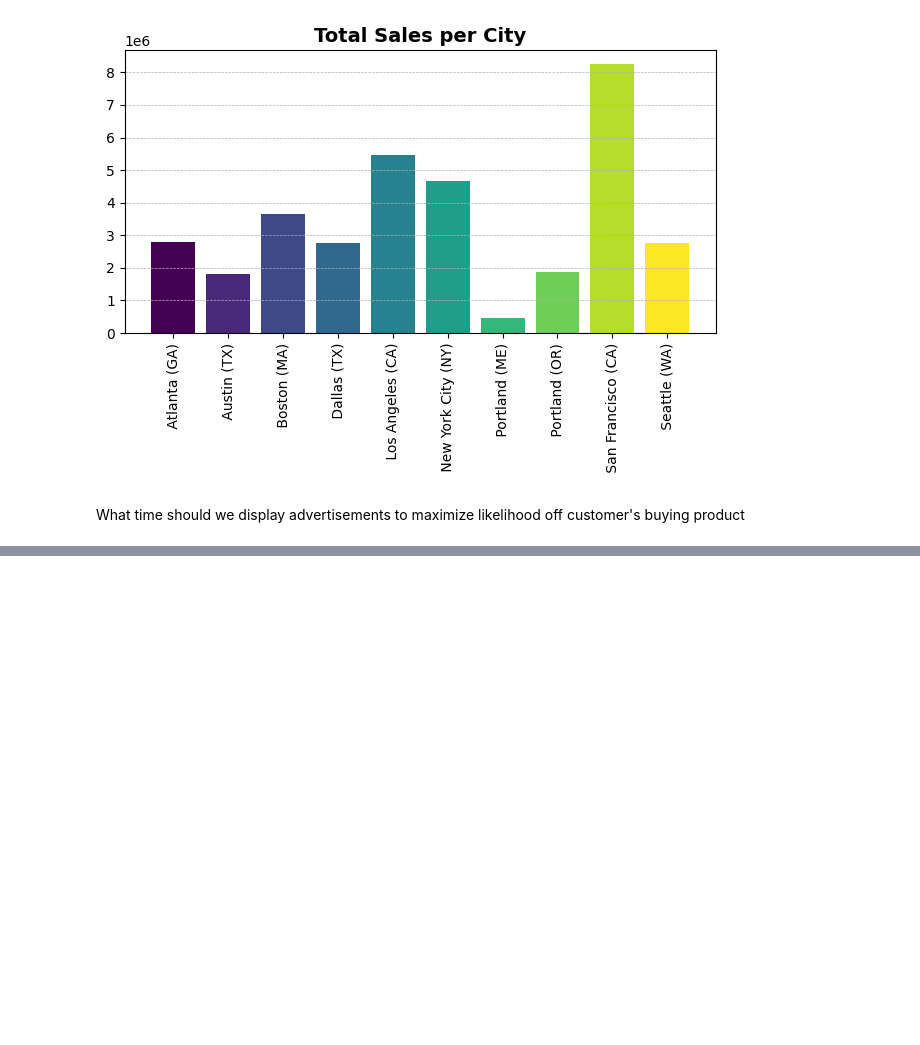
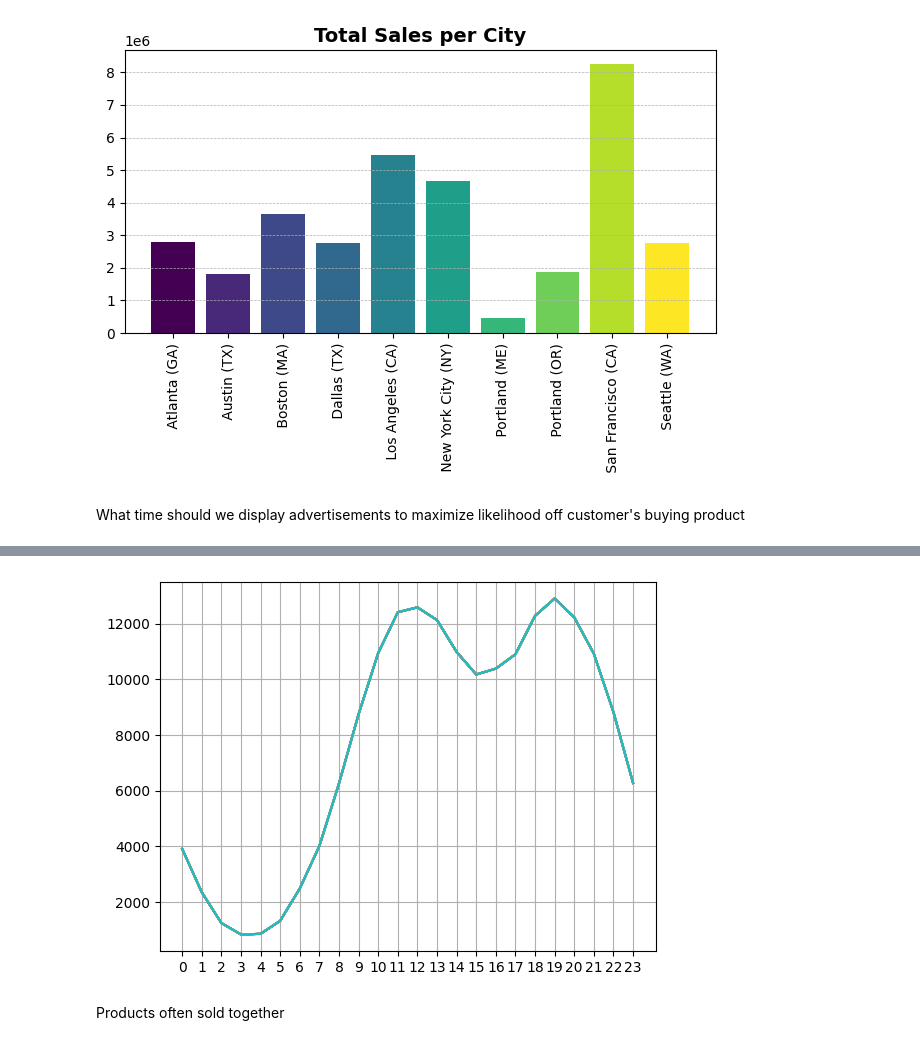
Before and after one commit to mikist23/Pandas-Data-Science-Sales-Analysis, a Jupyter notebook: analysis.ipynb, the cells around one changed output, grey strips where cells are left out. Saved outputs shown, nothing was run; the diff lists cells and outputs as text; code cells hidden in the pictures; blank space fills up the shorter version.

Commit message:
visualize time or advertisements

```diff
--- a/analysis.ipynb
+++ b/analysis.ipynb
@@ -226,3 +226,13 @@ all_data.head()
 | 3 | 176560 | Google Phone | 1 | 600.00 | 2019-04-12 14:38:00 | 669 Spruce St, Los Angeles, CA 90001 | 4 | 600.00 | ... |
 | 4 | 176560 | Wired Headphones | 1 | 11.99 | 2019-04-12 14:38:00 | 669 Spruce St, Los Angeles, CA 90001 | 4 | 11.99 | ... |
 | 5 | 176561 | Wired Headphones | 1 | 11.99 | 2019-04-30 09:27:00 | 333 8th St, Los Angeles, CA 90001 | 4 | 11.99 | ... |
+# %%
+hours = [hour for hour, df in all_data.groupby("Hour")]
+plt.plot(hours, all_data.groupby("Hour").count())
+plt.xticks(hours)
+plt.grid()
+plt.show()
+# %% [output]
+[figure, added]
+# %% [markdown]
+Products often sold together
```
